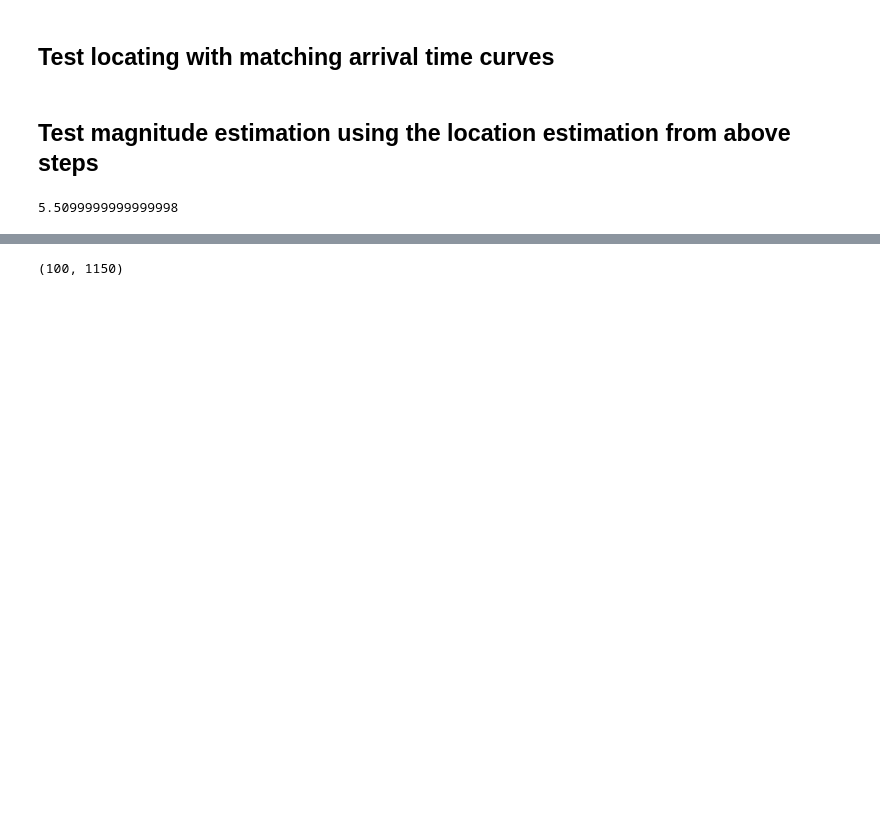
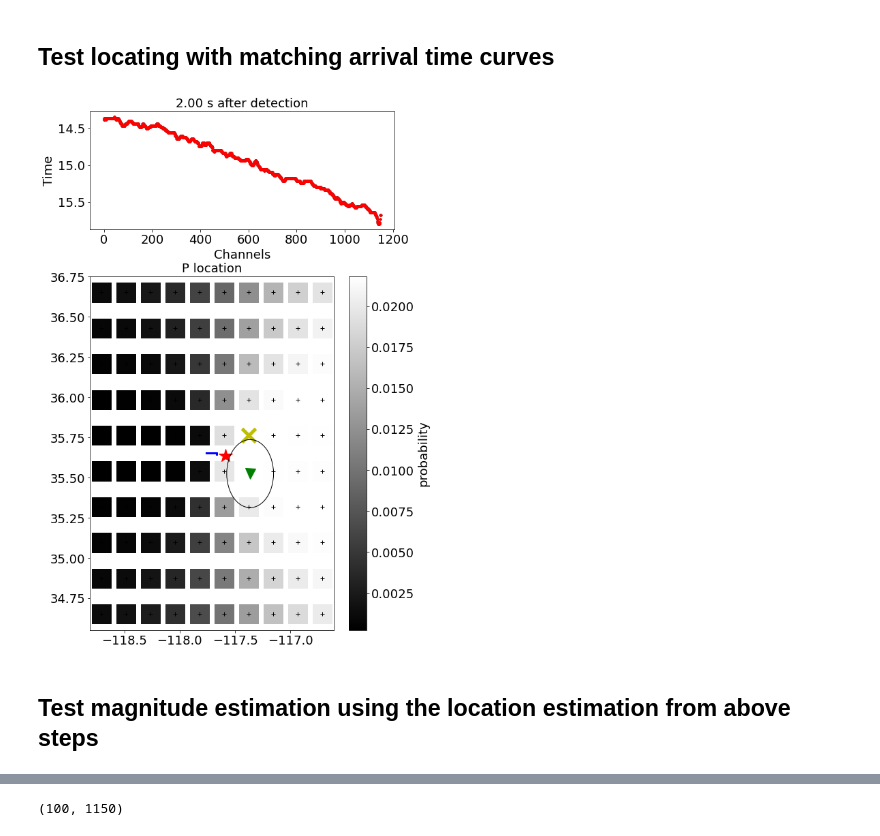
Before and after one commit to yinjiuxun/das-strain-scaling, a Jupyter notebook: jupyter_notebooks/earthquake_replay_test.ipynb, the cells around one changed output, grey strips where cells are left out. Drawn from its saved outputs; the diff is of its cells as text; code cells hidden in the pictures; blank space fills up the shorter version.

```diff
--- a/jupyter_notebooks/earthquake_replay_test.ipynb
+++ b/jupyter_notebooks/earthquake_replay_test.ipynb
@@ -231,6 +266,13 @@ def match_arrival(event_arrival_observed, event_arrival_template, misfit_type='l
     ii_min = np.argmin(norm_diff)
 
     return ii_min, norm_diff
+
+def misfit_to_probability(misfit):
+    sigma_misfit = np.std(misfit)
+    probability = np.exp(-misfit**2/2/sigma_misfit**2)/sigma_misfit/np.sqrt(2*np.pi)
+    probability = probability/np.sum(probability)
+
+    return probability
 # %% [markdown]
 ## Test locating with matching arrival time curves
 # %%
@@ -241,6 +283,8 @@ if not os.path.exists(figure_output_dir):
 # %%
 # Assume this is when the earthquake was detected
 starting_time = np.nanmin(event_arrival_P_ml)
+# %%
+distance_to_station = 23.56/111.3
 # %%
 # 0.25 s after starting time
 def arrival_time_locating(time_after_detection, event_arrival_P_ml, event_arrival_P_template):
@@ -249,8 +293,8 @@ def arrival_time_locating(time_after_detection, event_arrival_P_ml, event_arriva
     ii_time = (event_arrival_P_obtained >= starting_time) & (event_arrival_P_obtained < starting_time + time_after_detection)
     event_arrival_P_obtained[~ii_time] = np.nan
 
-    ii_min, norm_diff = match_arrival(event_arrival_P_obtained, event_arrival_P_template, misfit_type='l1')
-
+    ii_min, norm_diff = match_arrival(event_arrival_P_obtained, event_arrival_P_template, misfit_type='l2')
+    probability = misfit_to_probability(norm_diff)
 
     # Plotting
     fig, ax = plt.subplots(2, 1, figsize=(8, 14), gridspec_kw={'height_ratios': [1, 3]})
@@ -268,10 +312,14 @@ def arrival_time_locating(time_after_detection, event_arrival_P_ml, event_arriva
     gca.plot(lon_grid.flatten(), lat_grid.flatten(), 'k+')
     gca.plot(lon_grid.flatten()[ii_min], lat_grid.flatten()[ii_min], 'x', markersize=20, color='gold')
     gca.plot(event_lon, event_lat, 'r*', markersize=20)
+    gca.plot(CI_CCC[0], CI_CCC[1], 'gv', markersize=15)
+    dist_circle = plt.Circle((CI_CCC[0], CI_CCC[1]), distance_to_station, fill = False, zorder=10)
+    gca.add_artist(dist_circle)
+
     # gca.set_ylim(center_lat-1.1, center_lat+1.1)
     # gca.set_xlim(center_lon-1.1, center_lon+1.1)
 
-    cbar = gca.scatter(lon_grid, lat_grid, s=800, c= np.reshape(np.exp(-norm_diff), lon_grid.shape), cmap='gray', marker='s')
+    cbar = gca.scatter(lon_grid, lat_grid, s=800, c= np.reshape(probability, lon_grid.shape), cmap='gray', marker='s')
     gca.plot(lon_grid.flatten()[ii_min], lat_grid.flatten()[ii_min], 'yx', markersize=20, markeredgewidth=5)
     # gca.plot(event_test[5], event_test[4], 'r*', markersize=20)
     gca.set_title('P location')
@@ -279,10 +327,12 @@ def arrival_time_locating(time_after_detection, event_arrival_P_ml, event_arriva
 # %%
 # 0.25 s after starting time
 time_after_detection = 0.5
-for time_after_detection in np.arange(0.1, 2, 0.1):
+for time_after_detection in [2]:#np.arange(0.1, 2, 0.1):
     arrival_time_locating(time_after_detection, event_arrival_P_ml, event_arrival_P_template)
-    plt.savefig(figure_output_dir + f'/{time_after_detection:.1f}s_locating.png', bbox_inches='tight')
-    plt.close('all')
+    # plt.savefig(figure_output_dir + f'/{time_after_detection:.1f}s_locating.png', bbox_inches='tight')
+    # plt.close('all')
+# %% [output]
+[figure, added]
 # %% [markdown]
 ## Test magnitude estimation using the location estimation from above steps
 # %%
@@ -380,4 +358,0 @@ for time_after_detection in np.arange(0.5, 10.5, 0.5):
-# %%
-event_mag.values[0]
-# %% [output]
-5.5099999999999998
```
Also changed, not shown: parts of 13 cells of this notebook.
